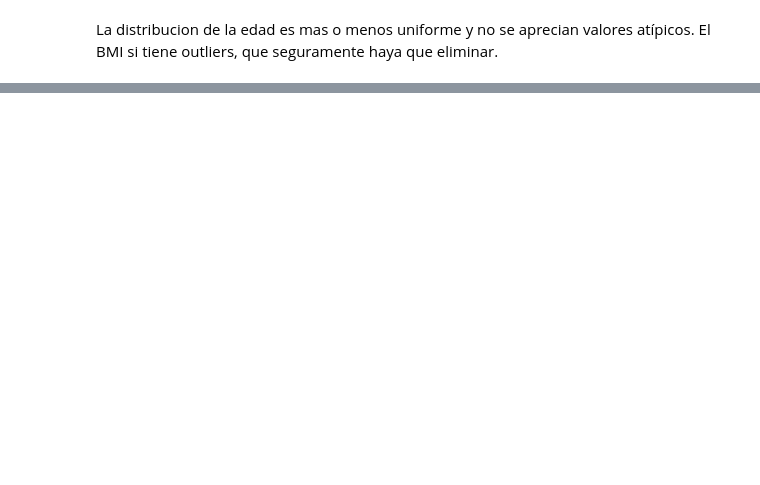
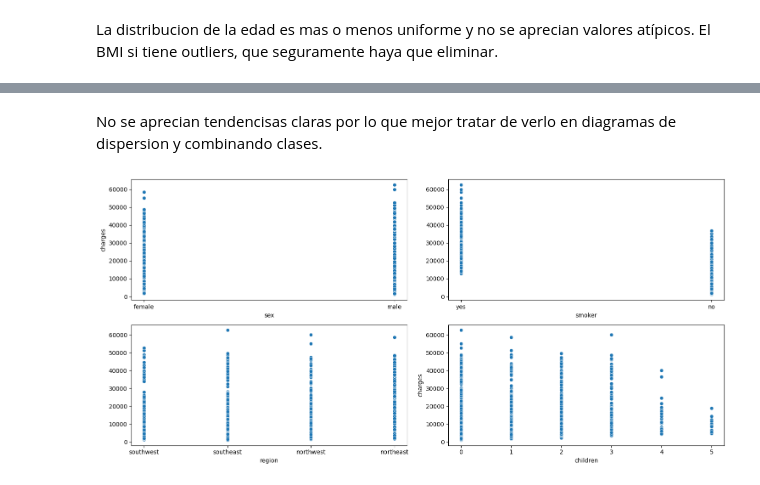
Before and after one commit to 4GeeksAcademy/Finarosalina_Regresion_lineal_EDA_insurance, a Jupyter notebook: src/explore.ipynb, the cells around one changed output, grey strips where cells are left out. Drawn from its saved outputs; the diff is of its cells as text; code cells hidden in the pictures; blank space fills up the shorter version.

```diff
--- a/src/explore.ipynb
+++ b/src/explore.ipynb
@@ -128,0 +166,14 @@ El BMI si tiene outliers, que seguramente haya que eliminar.
+# %% [markdown]
+No se aprecian tendencisas claras por lo que mejor tratar de verlo en diagramas de dispersion y combinando clases.
+# %%
+fig, axis = plt.subplots(2, 2, figsize = (15, 7))
+
+sns.scatterplot(ax = axis[0, 0], data = ds, x = "sex", y= "charges")
+sns.scatterplot(ax = axis[0, 1], data = ds, x = "smoker", y= "charges").set(ylabel = None)
+sns.scatterplot(ax = axis[1, 0], data = ds, x = "region", y= "charges").set(ylabel = None)
+sns.scatterplot(ax = axis[1, 1], data = ds, x = "children", y= "charges")
+
+plt.tight_layout()
+plt.show()
+# %% [output]
+[figure, added]
```
Also changed, not shown: parts of 21 cells of this notebook.
